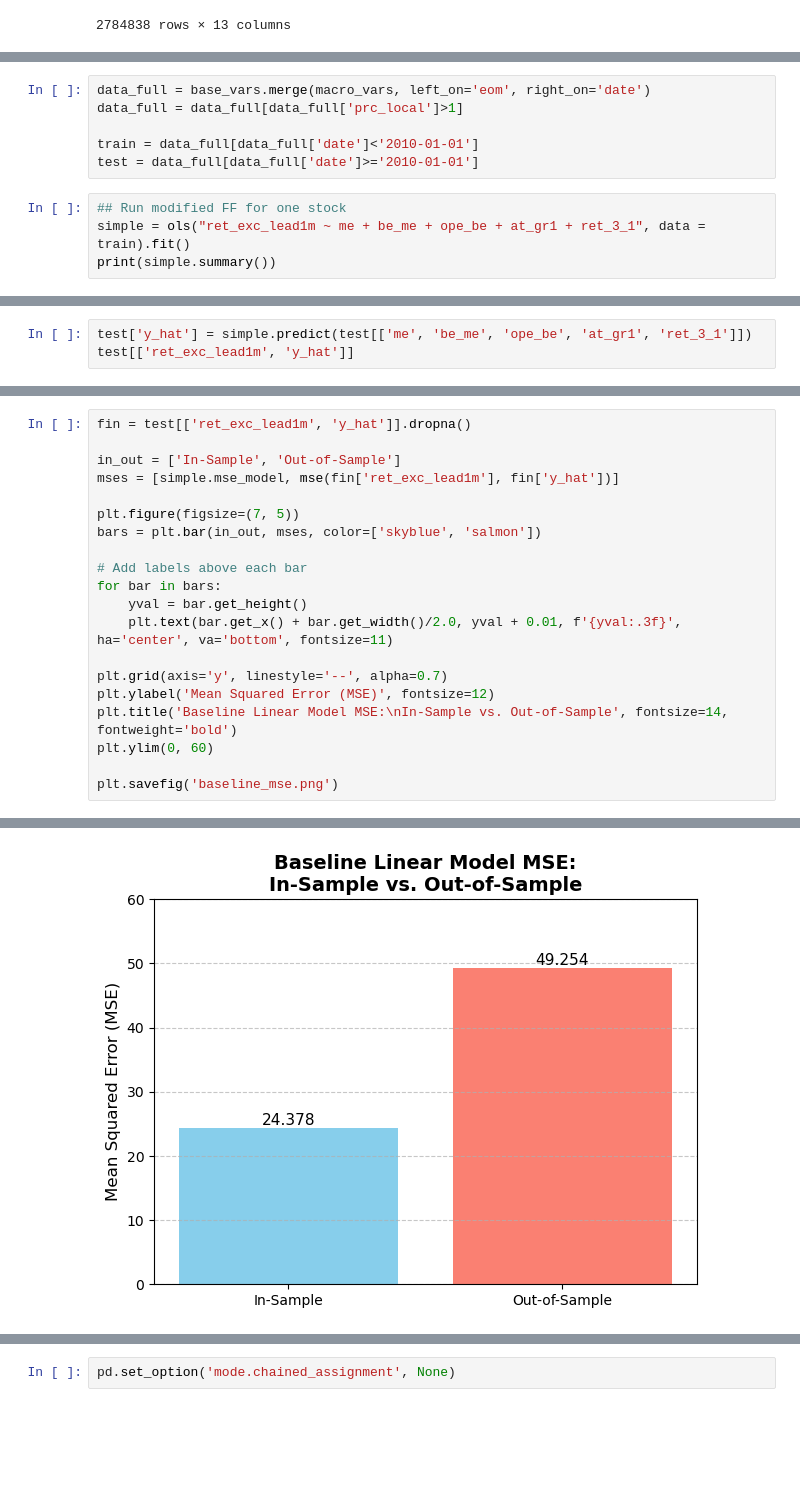
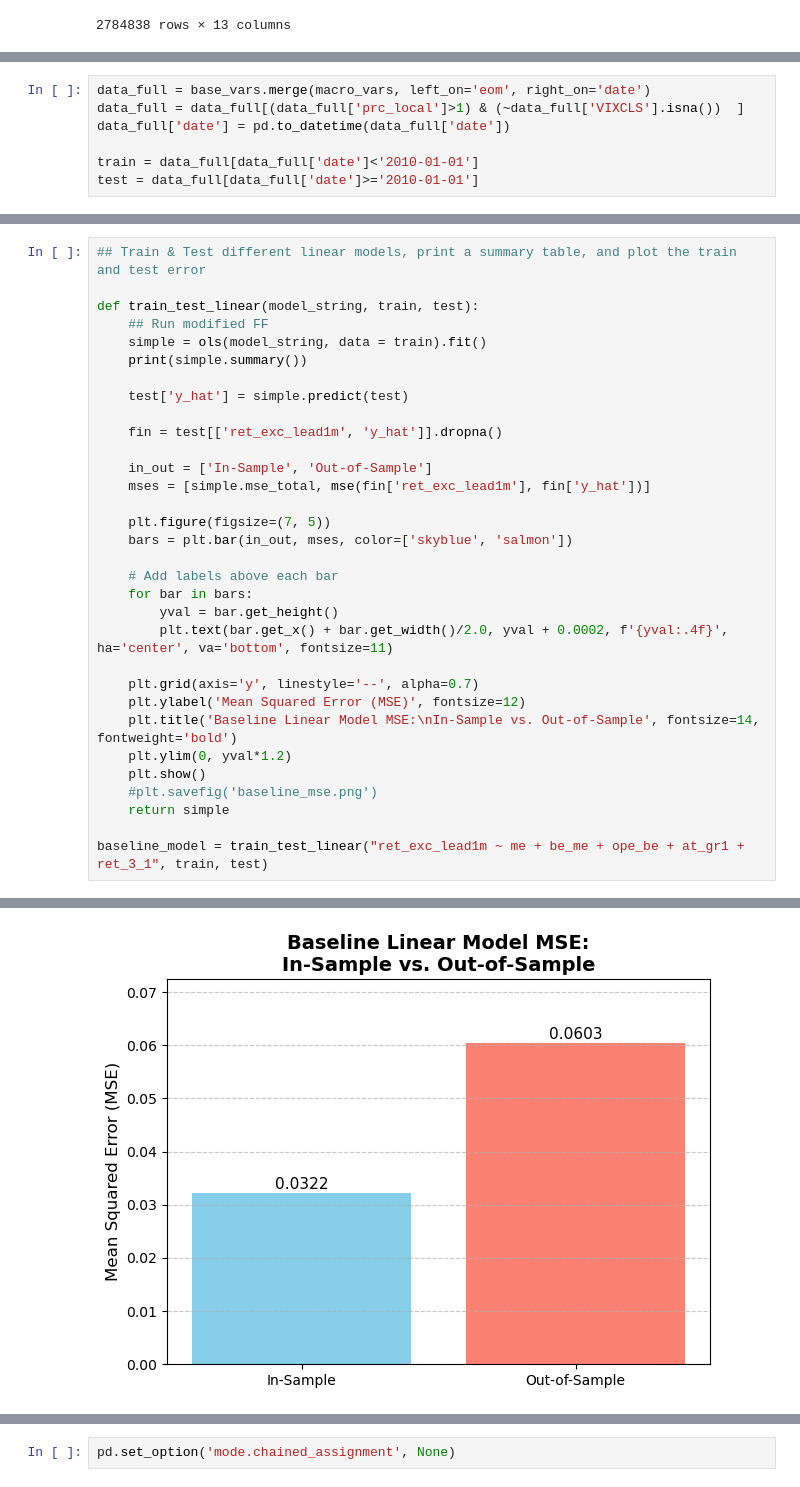
Before and after one commit to yuxinl915/10701_proj_macro_var_selection, a Jupyter notebook: FamaFrenchBaseline.ipynb, the cells around one changed output, grey strips where cells are left out. Drawn from its saved outputs; the diff is of its cells as text; blank space fills up the shorter version.

```diff
--- a/FamaFrenchBaseline.ipynb
+++ b/FamaFrenchBaseline.ipynb
@@ -60,10 +65,7 @@ FF_portfolios
 # %%
 data_full = base_vars.merge(macro_vars, left_on='eom', right_on='date')
-data_full = data_full[data_full['prc_local']>1]
+data_full = data_full[(data_full['prc_local']>1) & (~data_full['VIXCLS'].isna())  ]
+data_full['date'] = pd.to_datetime(data_full['date'])
 
 train = data_full[data_full['date']<'2010-01-01']
 test = data_full[data_full['date']>='2010-01-01']
-# %%
-## Run modified FF for one stock
-simple = ols("ret_exc_lead1m ~ me + be_me + ope_be + at_gr1 + ret_3_1", data = train).fit()
-print(simple.summary())
@@ -88,3 +71,0 @@ strong multicollinearity or other numerical problems.
-# %%
-test['y_hat'] = simple.predict(test[['me', 'be_me', 'ope_be', 'at_gr1', 'ret_3_1']])
-test[['ret_exc_lead1m', 'y_hat']]
@@ -110,21 +72,33 @@ See the caveats in the documentation: https://pandas.pydata.org/pandas-docs/stab
 # %%
-fin = test[['ret_exc_lead1m', 'y_hat']].dropna()
+## Train & Test different linear models, print a summary table, and plot the train and test error
 
-in_out = ['In-Sample', 'Out-of-Sample']
-mses = [simple.mse_model, mse(fin['ret_exc_lead1m'], fin['y_hat'])]
+def train_test_linear(model_string, train, test):
+    ## Run modified FF
+    simple = ols(model_string, data = train).fit()
+    print(simple.summary())
 
-plt.figure(figsize=(7, 5))
-bars = plt.bar(in_out, mses, color=['skyblue', 'salmon'])
+    test['y_hat'] = simple.predict(test)
 
-# Add labels above each bar
-for bar in bars:
-    yval = bar.get_height()
-    plt.text(bar.get_x() + bar.get_width()/2.0, yval + 0.01, f'{yval:.3f}', ha='center', va='bottom', fontsize=11)
+    fin = test[['ret_exc_lead1m', 'y_hat']].dropna()
 
-plt.grid(axis='y', linestyle='--', alpha=0.7)
-plt.ylabel('Mean Squared Error (MSE)', fontsize=12)
-plt.title('Baseline Linear Model MSE:\nIn-Sample vs. Out-of-Sample', fontsize=14, fontweight='bold')
-plt.ylim(0, 60)
+    in_out = ['In-Sample', 'Out-of-Sample']
+    mses = [simple.mse_total, mse(fin['ret_exc_lead1m'], fin['y_hat'])]
 
-plt.savefig('baseline_mse.png')
+    plt.figure(figsize=(7, 5))
+    bars = plt.bar(in_out, mses, color=['skyblue', 'salmon'])
+
+    # Add labels above each bar
+    for bar in bars:
+        yval = bar.get_height()
+        plt.text(bar.get_x() + bar.get_width()/2.0, yval + 0.0002, f'{yval:.4f}', ha='center', va='bottom', fontsize=11)
+
+    plt.grid(axis='y', linestyle='--', alpha=0.7)
+    plt.ylabel('Mean Squared Error (MSE)', fontsize=12)
+    plt.title('Baseline Linear Model MSE:\nIn-Sample vs. Out-of-Sample', fontsize=14, fontweight='bold')
+    plt.ylim(0, yval*1.2)
+    plt.show()
+    #plt.savefig('baseline_mse.png')
+    return simple
+
+baseline_model = train_test_linear("ret_exc_lead1m ~ me + be_me + ope_be + at_gr1 + ret_3_1", train, test)
 # %% [output]
@@ -131 +122 @@ plt.savefig('baseline_mse.png')
-[figure, old version]
+[figure, new version]
```
Also changed, not shown: parts of 23 cells of this notebook, 2 other files.
